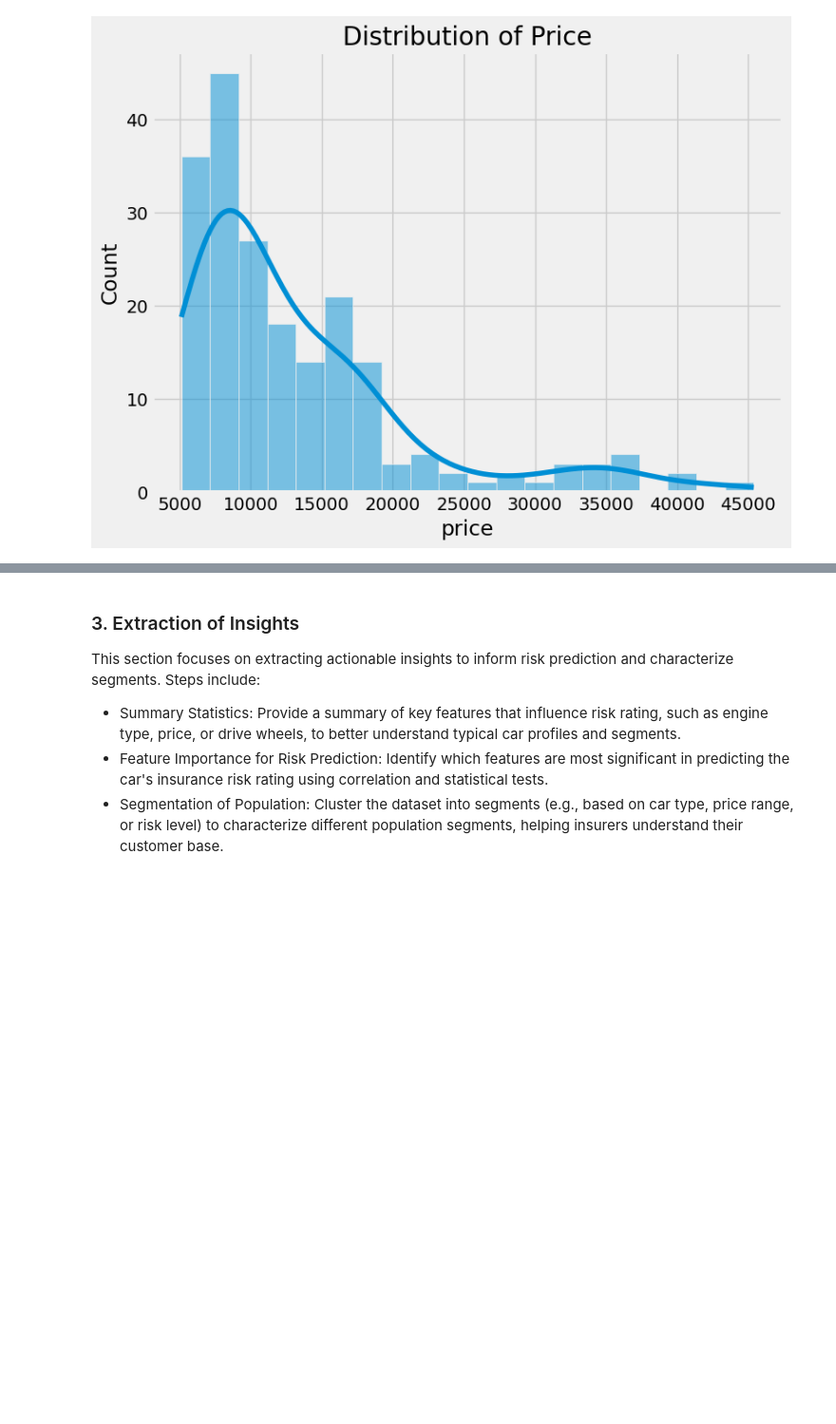
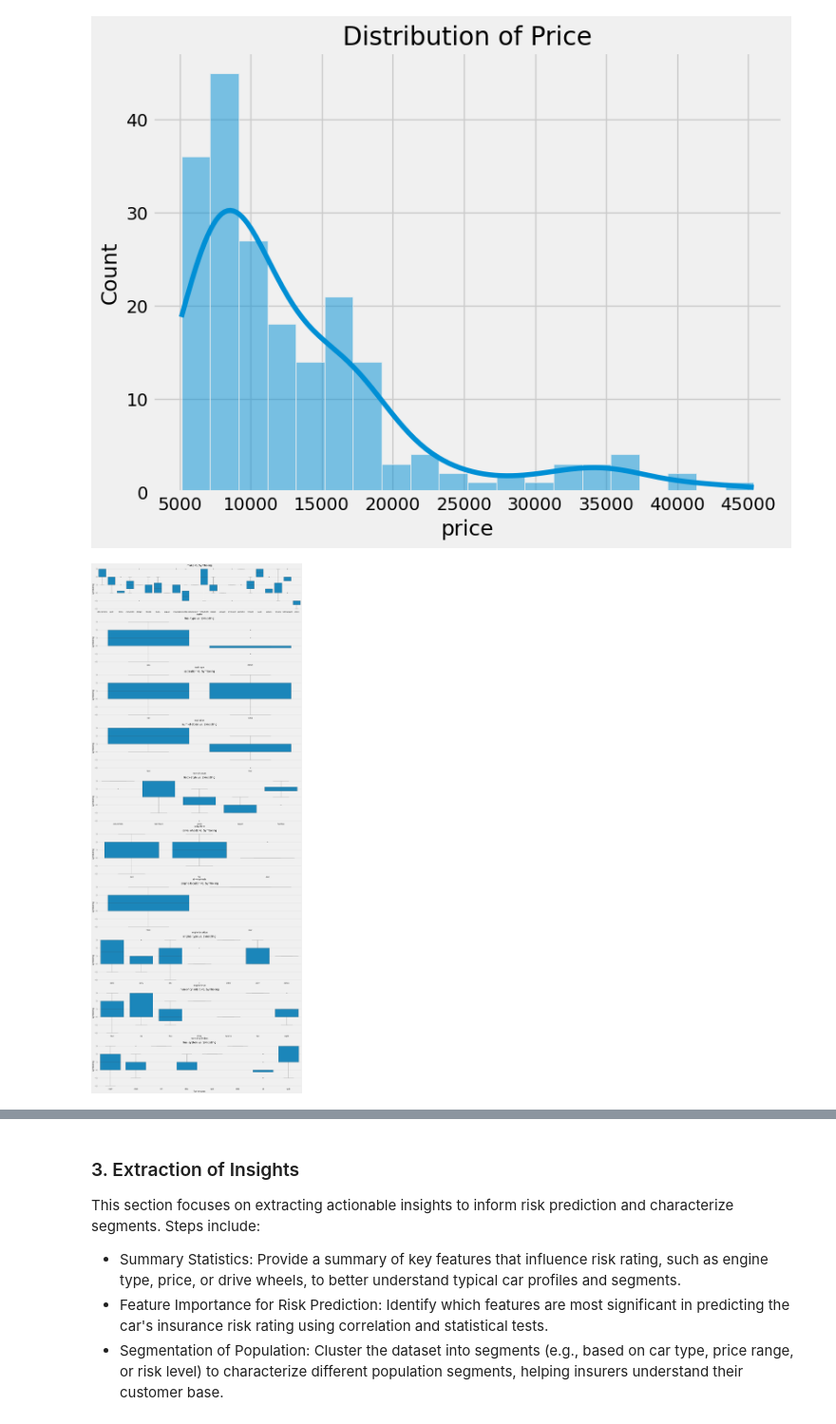
Before and after one commit to alejandro945/insurance-risk, a Jupyter notebook: src/main.ipynb, the cells around one changed output, grey strips where cells are left out. Shown at 95% size. Cells and saved outputs as stored; diff of their text form; code cells hidden in the pictures; blank space fills up the shorter version.

```diff
--- a/src/main.ipynb
+++ b/src/main.ipynb
@@ -290,3 +290,14 @@ plt.title('Distribution of Price')
 plt.show()
 # %% [output]
 [figure]
+# %%
+# Categorical Feature vs. symboling
+plt.figure(figsize=(24, 60))
+for feature in categorical_columns:
+    plt.subplot(10, 1, categorical_columns.index(feature) + 1)
+    sns.boxplot(data=df, x=feature, y='symboling')
+    plt.title(f'{feature} vs. Symboling')
+plt.tight_layout()
+plt.show()
+# %% [output]
+[figure, added]
```
Also changed, not shown: parts of 4 cells of this notebook.
